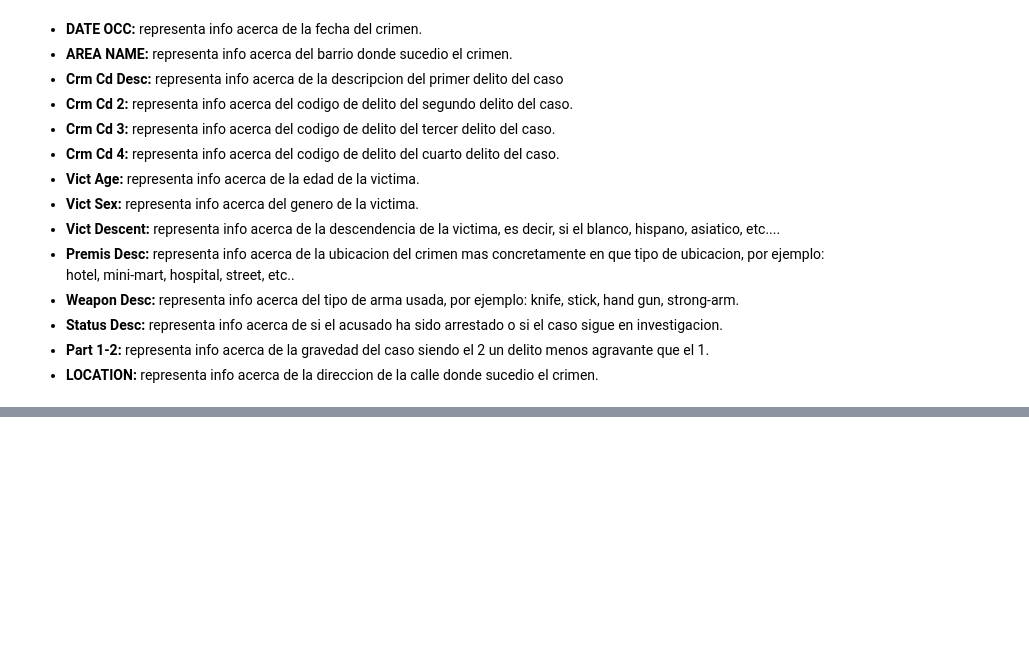
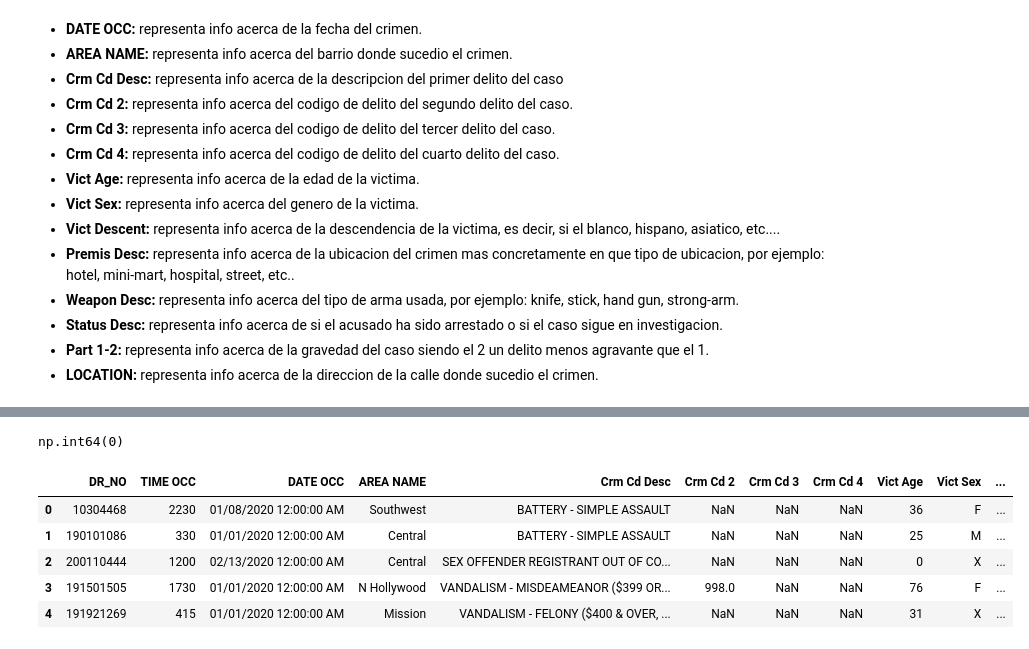
Before and after one commit to Janhjg/Runojanh-NadieEscapa, a Jupyter notebook: documents/crimes_analyze.ipynb, the cells around one changed output, grey strips where cells are left out. Cells and saved outputs as stored; diff of their text form; code cells hidden in the pictures; blank space fills up the shorter version.

```diff
--- a/documents/crimes_analyze.ipynb
+++ b/documents/crimes_analyze.ipynb
@@ -258,0 +233,10 @@ y se ha decidido que las mas importantes son:
+# %%
+df["Vict Sex"]=df["Vict Sex"].map(
+    {
+    "M":1,
+    "F":2,
+    "X":0,
+    })
+df[""].isin()
+# %%
+df["Vict Sex"]=df["Vict Sex"].fillna(0)
@@ -258,0 +267,39 @@ y se ha decidido que las mas importantes son:
+# %%
+df["Vict Descent"]=df["Vict Descent"].map(
+    {
+"X":0,
+"H":1,
+"W":2,
+"B":3,
+"O":4,
+"A":5,
+"K":6,
+"F":7,
+"C":8,
+"J":9,
+"V":10,
+"I":11,
+"Z":12,
+"P":13,
+"U":14,
+"D":15,
+"G":16,
+"L":17,
+"S":18
+    })
+# %%
+df["Vict Descent"].isnull().sum()
+# %% [output]
+np.int64(0)
+# %%
+df["Vict Descent"]=df["Vict Descent"].fillna(0)
+# %%
+ColumnasAUsar=df[["DR_NO", "TIME OCC", "DATE OCC", "AREA NAME", "Crm Cd Desc","Crm Cd 2","Crm Cd 3","Crm Cd 4", "Vict Age", "Vict Sex", "Vict Descent","Premis Desc", "Weapon Desc", "Status Desc", "Part 1-2","LOCATION"]]
+ColumnasAUsar.head()
+# %% [output]
+|  | DR_NO | TIME OCC | DATE OCC | AREA NAME | Crm Cd Desc | Crm Cd 2 | Crm Cd 3 | Crm Cd 4 | Vict Age | Vict Sex | ... |
+| 0 | 10304468 | 2230 | 01/08/2020 12:00:00 AM | Southwest | BATTERY - SIMPLE ASSAULT | NaN | NaN | NaN | 36 | F | ... |
+| 1 | 190101086 | 330 | 01/01/2020 12:00:00 AM | Central | BATTERY - SIMPLE ASSAULT | NaN | NaN | NaN | 25 | M | ... |
+| 2 | 200110444 | 1200 | 02/13/2020 12:00:00 AM | Central | SEX OFFENDER REGISTRANT OUT OF CO... | NaN | NaN | NaN | 0 | X | ... |
+| 3 | 191501505 | 1730 | 01/01/2020 12:00:00 AM | N Hollywood | VANDALISM - MISDEAMEANOR ($399 OR... | 998.0 | NaN | NaN | 76 | F | ... |
+| 4 | 191921269 | 415 | 01/01/2020 12:00:00 AM | Mission | VANDALISM - FELONY ($400 & OVER, ... | NaN | NaN | NaN | 31 | X | ... |
```
Also changed, not shown: parts of 34 cells of this notebook, 1 other file.
